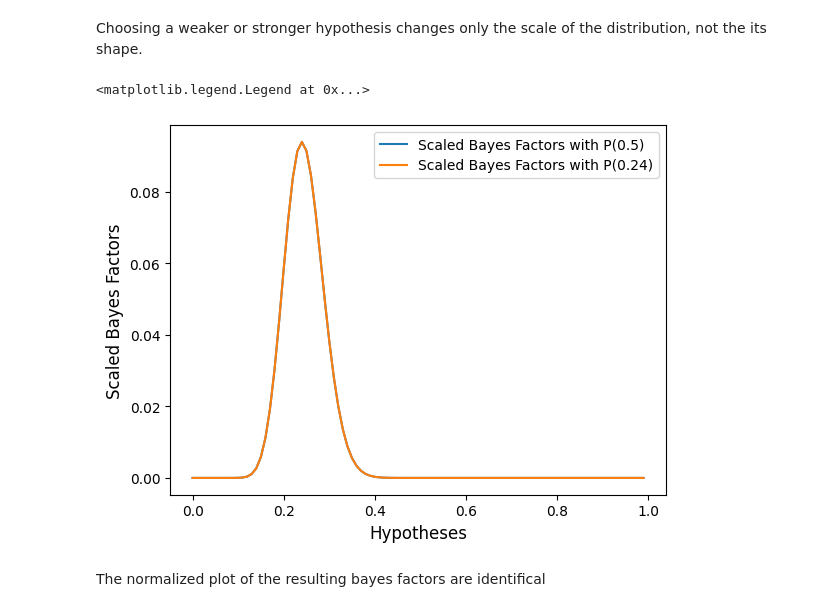
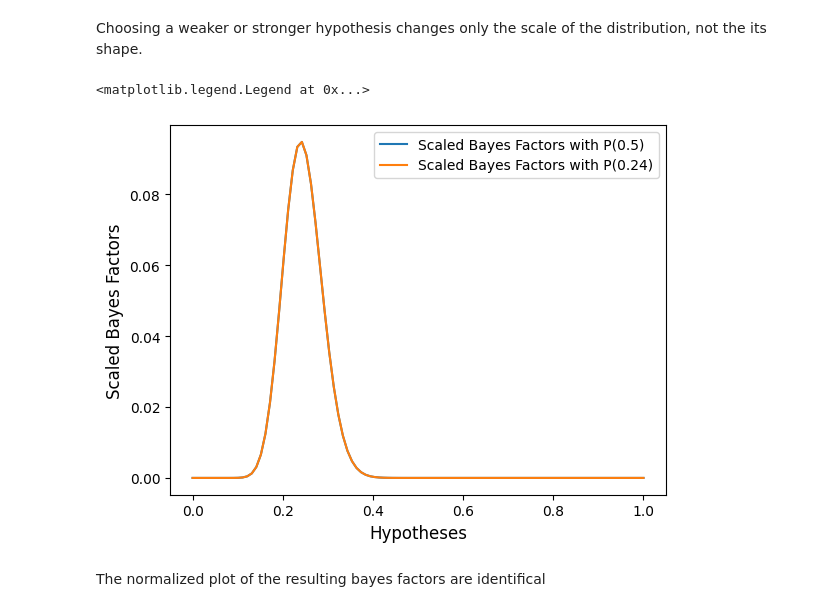
Before and after one commit to seyedrezamirkhani/bayesian_statistics_the_fun_way, a Jupyter notebook: chapter_019.ipynb, the cells around one changed output. Drawn from its saved outputs; the diff is of its cells as text; code cells hidden in the pictures.

```diff
--- a/chapter_019.ipynb
+++ b/chapter_019.ipynb
@@ -28,7 +23,8 @@ Notes:
 # %%
 dx = 0.01
 # %%
-hypotheses = np.arange(0,1+dx,dx)
+# hypotheses = np.arange(0,1+dx,dx)
+hypotheses = np.linspace(0,1,100)
 # %%
 def bayes_factor(h_top, h_bottom):
     num = (h_top**24) * ((1-h_top)**76)
@@ -192,7 +184,7 @@ b = 76 + 1 # beta
 density = beta.pdf(x, a, b)
 scaled_density = density * dx
 
-scaled_bayes_factors = bayes_factors[:100] / sum(bayes_factors[:100])
+scaled_bayes_factors = bayes_factors / sum(bayes_factors)
 
 plt.xlabel('Hypotheses', fontsize=12)
 plt.ylabel('Scaled Density', fontsize=12)
@@ -235,18 +227,18 @@ plt.plot(hypotheses, bayes_factors_2)
 # %% [markdown]
 Choosing a weaker or stronger hypothesis changes only the scale of the distribution, not the its shape.
 # %%
-scaled_bayes_factors_2 = bayes_factors_2[:100] / sum(bayes_factors_2[:100])
+scaled_bayes_factors_2 = bayes_factors_2 / sum(bayes_factors_2)
 # %%
 plt.xlabel('Hypotheses', fontsize=12)
 plt.ylabel('Scaled Bayes Factors', fontsize=12)
 
-plt.plot(hypotheses[:100], scaled_bayes_factors, label='Scaled Bayes Factors with P(0.5)')
-plt.plot(hypotheses[:100], scaled_bayes_factors_2, label='Scaled Bayes Factors with P(0.24)')
+plt.plot(hypotheses, scaled_bayes_factors, label='Scaled Bayes Factors with P(0.5)')
+plt.plot(hypotheses, scaled_bayes_factors_2, label='Scaled Bayes Factors with P(0.24)')
 
 plt.legend(loc='upper right')
 # %% [output]
 <matplotlib.legend.Legend at 0x...>
-[figure, old version]
+[figure, new version]
 # %% [markdown]
 The normalized plot of the resulting bayes factors are identifical
 # %% [markdown]
```
Also changed, not shown: parts of 26 cells of this notebook.
